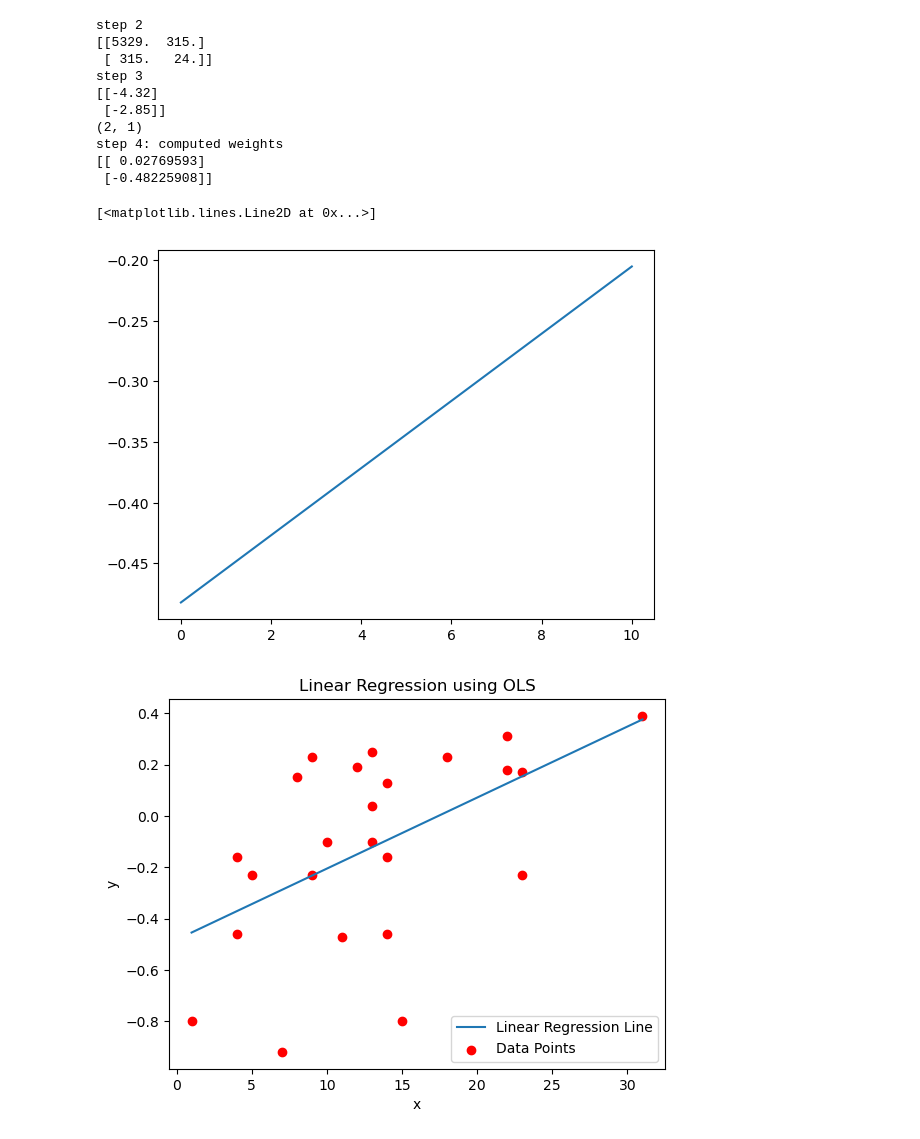
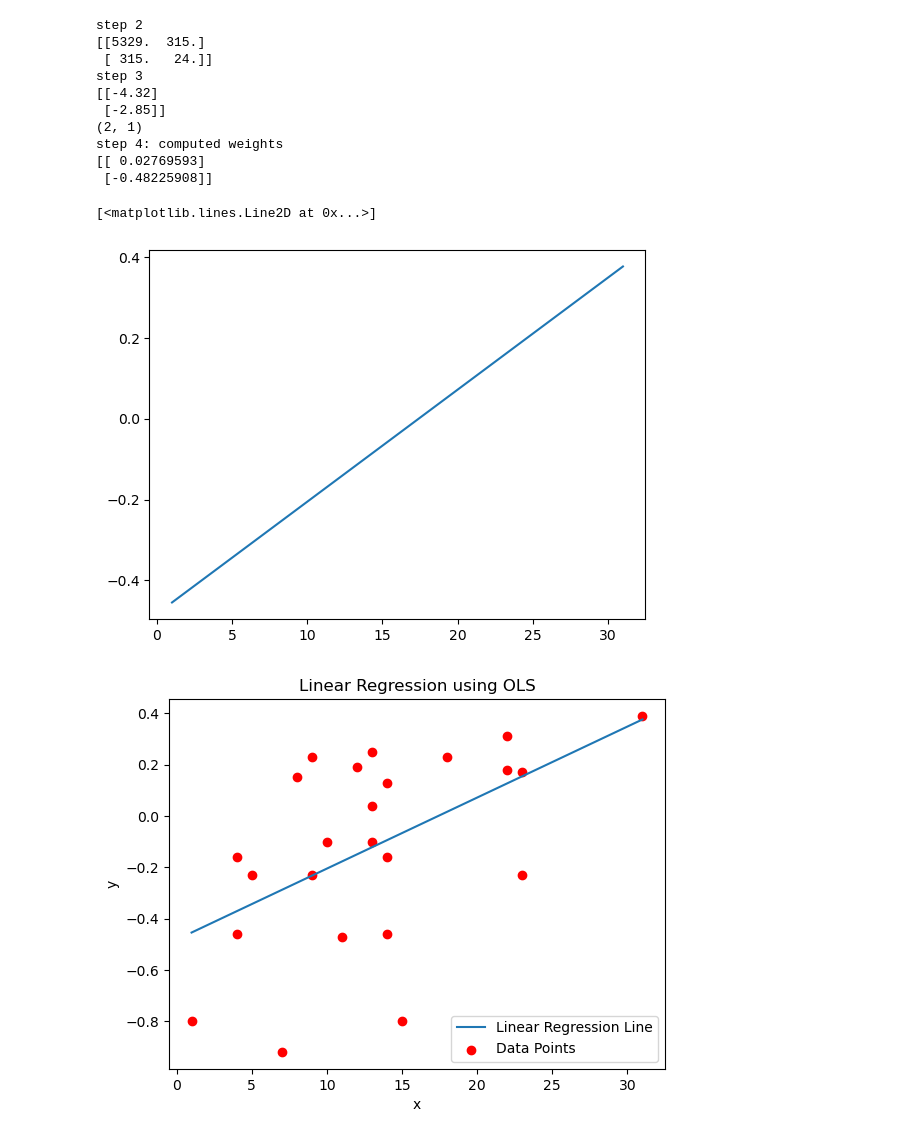
Before and after one commit to Joboa/dl-sciml, a Jupyter notebook: ml_algos/lin_reg.ipynb, the cells around one changed output. Drawn from its saved outputs; the diff is of its cells as text; code cells hidden in the pictures.

```diff
--- a/ml_algos/lin_reg.ipynb
+++ b/ml_algos/lin_reg.ipynb
@@ -117,13 +117,13 @@ step 4: computed weights
  [-0.48225908]]
 # %%
 # w[0], w[-1] = mx, intercept
-x_hat = np.linspace(0, 10,  100)
-y_hat = w[1] * x_hat + w[0]
+x_hat = np.linspace(np.min(x), np.max(x),  100)
+y_hat = (w[0] * x_hat) + w[1]
 
 plt.plot(x_hat, y_hat)
 # %% [output]
 [<matplotlib.lines.Line2D at 0x...>]
-[figure, old version]
+[figure, new version]
 # %%
 # Final step
 # Plotting the regression line
```
Also changed, not shown: parts of 14 cells of this notebook, 2 other files.
